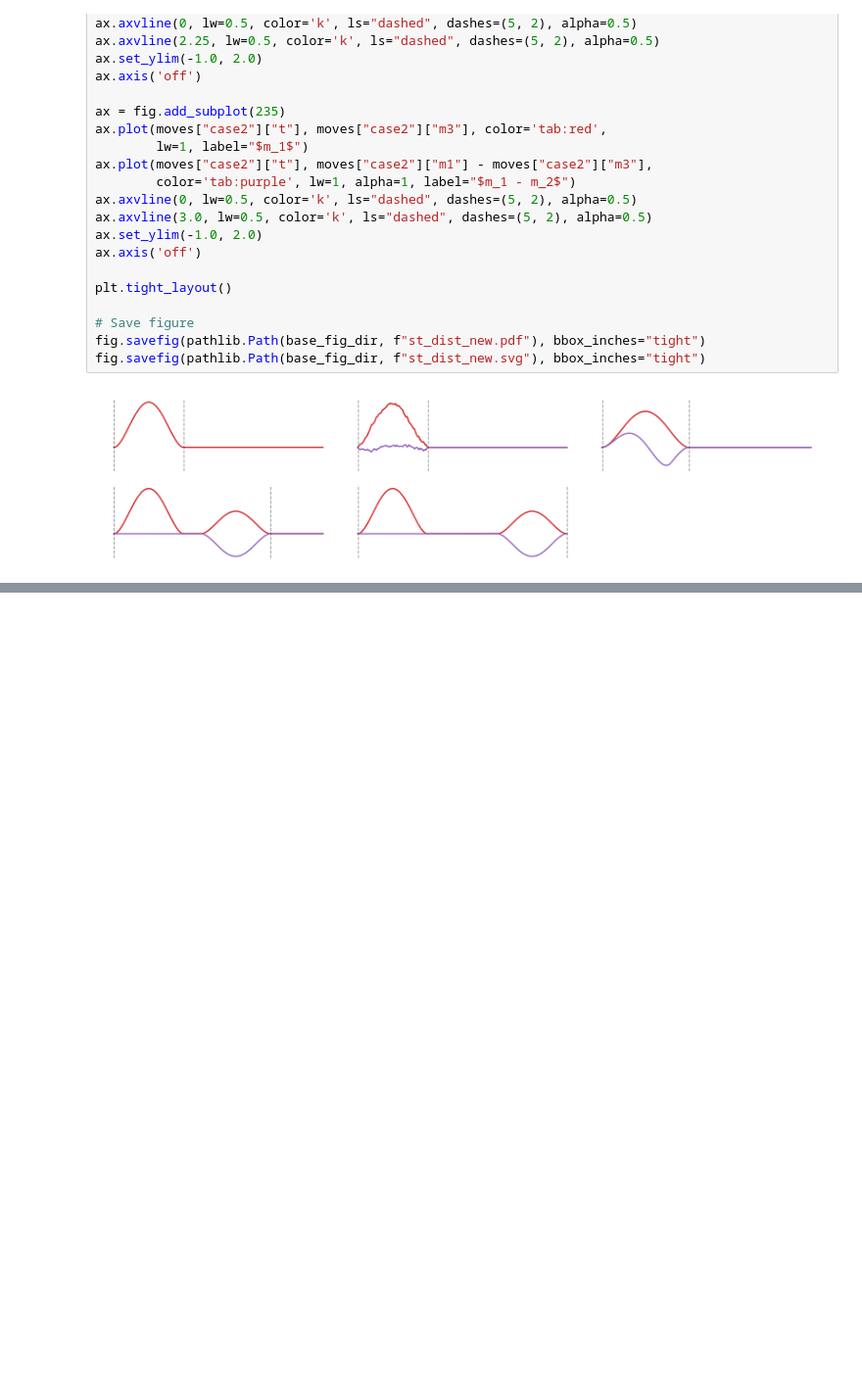
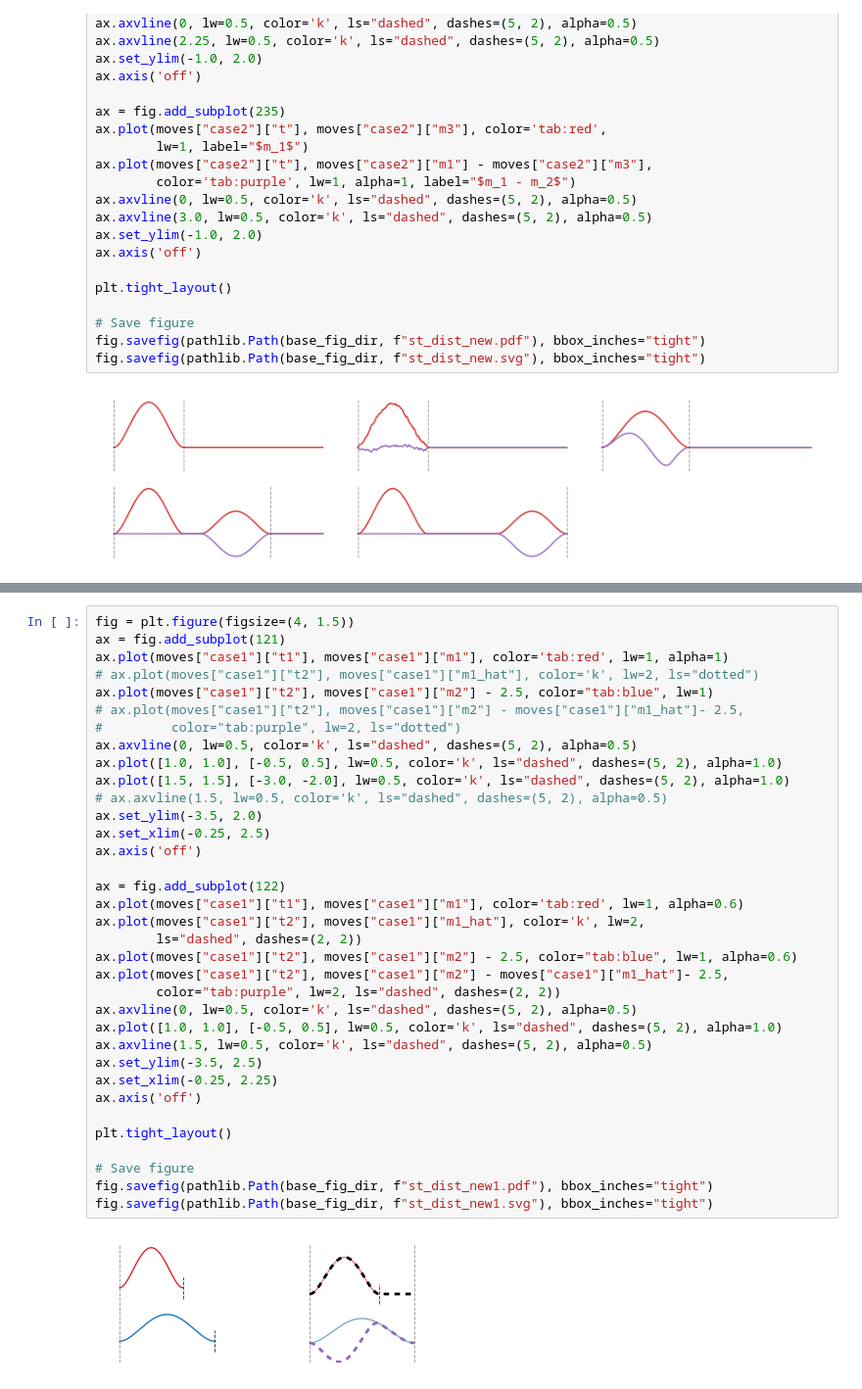
Before and after one commit to siva82kb/kinometrics, a Jupyter notebook: analysis/movement_distance.ipynb, the cells around one changed output, grey strips where cells are left out. Shown at 98% size. Saved outputs shown, nothing was run; the diff lists cells and outputs as text; blank space fills up the shorter version.

```diff
--- a/analysis/movement_distance.ipynb
+++ b/analysis/movement_distance.ipynb
@@ -208,0 +251,37 @@ fig.savefig(pathlib.Path(base_fig_dir, f"st_dist_new.svg"), bbox_inches="tight")
+# %%
+fig = plt.figure(figsize=(4, 1.5))
+ax = fig.add_subplot(121)
+ax.plot(moves["case1"]["t1"], moves["case1"]["m1"], color='tab:red', lw=1, alpha=1)
+# ax.plot(moves["case1"]["t2"], moves["case1"]["m1_hat"], color='k', lw=2, ls="dotted")
+ax.plot(moves["case1"]["t2"], moves["case1"]["m2"] - 2.5, color="tab:blue", lw=1)
+# ax.plot(moves["case1"]["t2"], moves["case1"]["m2"] - moves["case1"]["m1_hat"]- 2.5,
+#         color="tab:purple", lw=2, ls="dotted")
+ax.axvline(0, lw=0.5, color='k', ls="dashed", dashes=(5, 2), alpha=0.5)
+ax.plot([1.0, 1.0], [-0.5, 0.5], lw=0.5, color='k', ls="dashed", dashes=(5, 2), alpha=1.0)
+ax.plot([1.5, 1.5], [-3.0, -2.0], lw=0.5, color='k', ls="dashed", dashes=(5, 2), alpha=1.0)
+# ax.axvline(1.5, lw=0.5, color='k', ls="dashed", dashes=(5, 2), alpha=0.5)
+ax.set_ylim(-3.5, 2.0)
+ax.set_xlim(-0.25, 2.5)
+ax.axis('off')
+
+ax = fig.add_subplot(122)
+ax.plot(moves["case1"]["t1"], moves["case1"]["m1"], color='tab:red', lw=1, alpha=0.6)
+ax.plot(moves["case1"]["t2"], moves["case1"]["m1_hat"], color='k', lw=2,
+        ls="dashed", dashes=(2, 2))
+ax.plot(moves["case1"]["t2"], moves["case1"]["m2"] - 2.5, color="tab:blue", lw=1, alpha=0.6)
+ax.plot(moves["case1"]["t2"], moves["case1"]["m2"] - moves["case1"]["m1_hat"]- 2.5,
+        color="tab:purple", lw=2, ls="dashed", dashes=(2, 2))
+ax.axvline(0, lw=0.5, color='k', ls="dashed", dashes=(5, 2), alpha=0.5)
+ax.plot([1.0, 1.0], [-0.5, 0.5], lw=0.5, color='k', ls="dashed", dashes=(5, 2), alpha=1.0)
+ax.axvline(1.5, lw=0.5, color='k', ls="dashed", dashes=(5, 2), alpha=0.5)
+ax.set_ylim(-3.5, 2.5)
+ax.set_xlim(-0.25, 2.25)
+ax.axis('off')
+
+plt.tight_layout()
+
+# Save figure
+fig.savefig(pathlib.Path(base_fig_dir, f"st_dist_new1.pdf"), bbox_inches="tight")
+fig.savefig(pathlib.Path(base_fig_dir, f"st_dist_new1.svg"), bbox_inches="tight")
+# %% [output]
+[figure, added]
```
Also changed, not shown: parts of 4 cells of this notebook, 7 other files.
